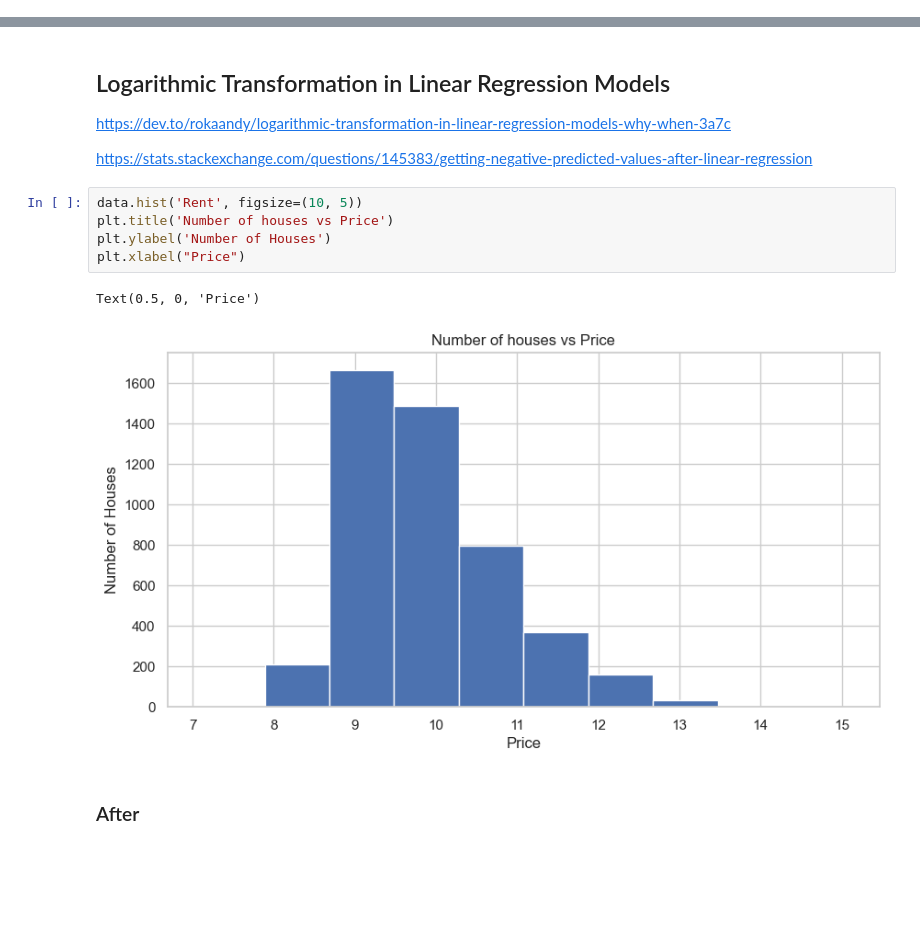
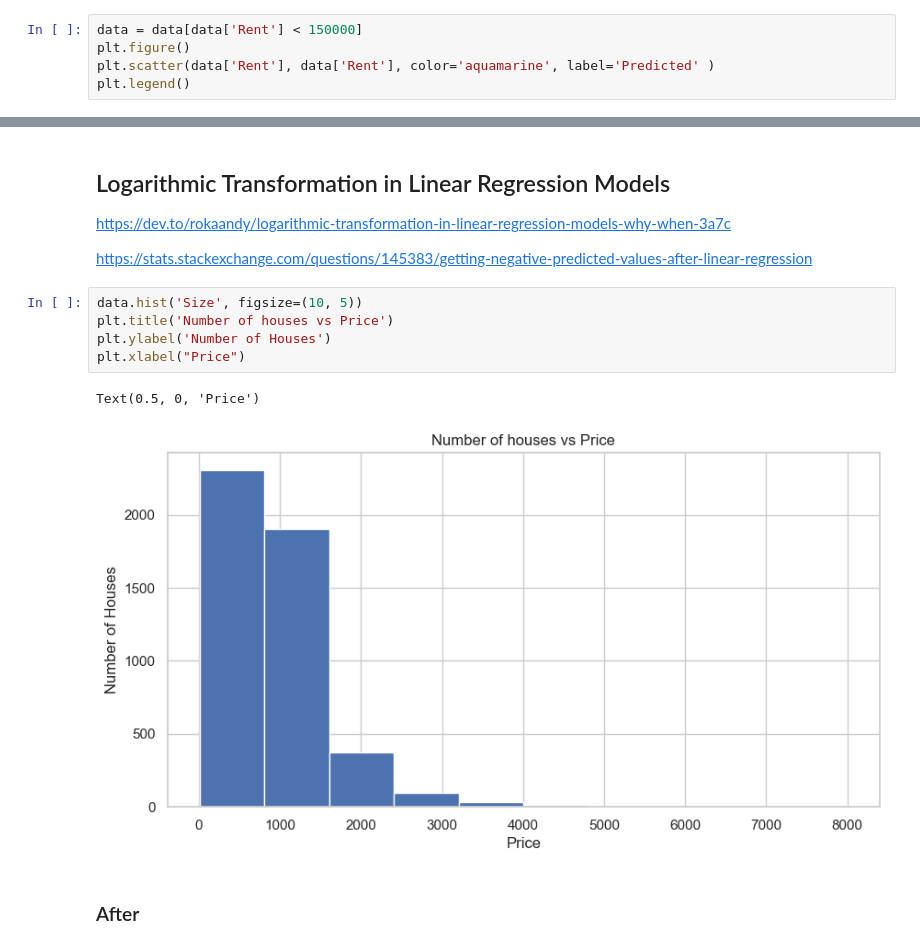
Before and after one commit to nigelhaim/Machine_Learning, a Jupyter notebook: Lab1/Lab1_Improved.ipynb, the cells around one changed output, grey strips where cells are left out. Drawn from its saved outputs; the diff is of its cells as text; blank space fills up the shorter version.

```diff
--- a/Lab1/Lab1_Improved.ipynb
+++ b/Lab1/Lab1_Improved.ipynb
@@ -220,3 +245,8 @@ sns.lineplot(x=sorted_date['Posted On'], y=sorted_date['Rent'], data=data)
+# %%
+data = data[data['Rent'] < 150000]
+plt.figure()
+plt.scatter(data['Rent'], data['Rent'], color='aquamarine', label='Predicted' )
+plt.legend()
 # %% [markdown]
 # Preprocessing
 # %% [markdown]
@@ -226,13 +256,13 @@ https://dev.to/rokaandy/logarithmic-transformation-in-linear-regression-models-w
 
 https://stats.stackexchange.com/questions/145383/getting-negative-predicted-values-after-linear-regression
 # %%
-data.hist('Rent', figsize=(10, 5))
+data.hist('Size', figsize=(10, 5))
 plt.title('Number of houses vs Price')
 plt.ylabel('Number of Houses')
 plt.xlabel("Price")
 # %% [output]
 Text(0.5, 0, 'Price')
-[figure, old version]
+[figure, new version]
 # %% [markdown]
 ### After
 # %%
```
Also changed, not shown: parts of 24 cells of this notebook, 2 other files.
